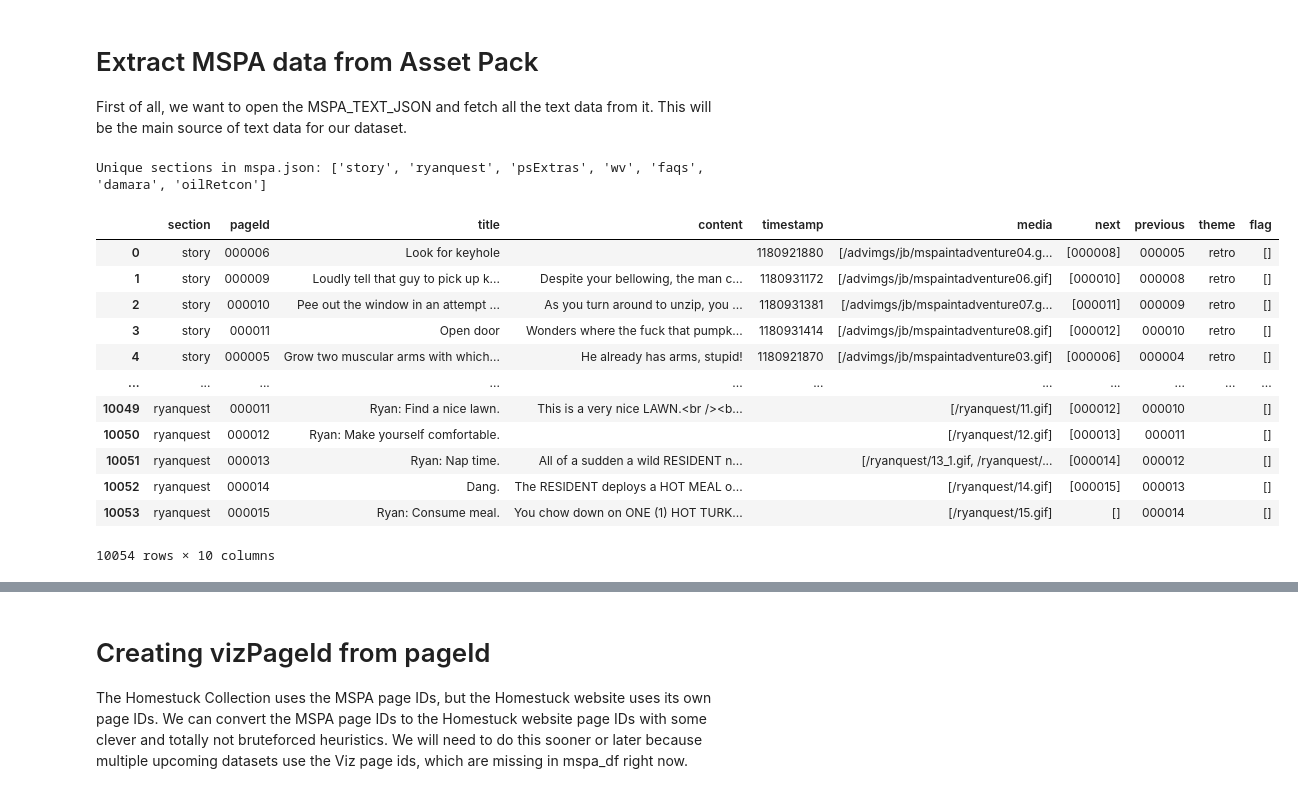
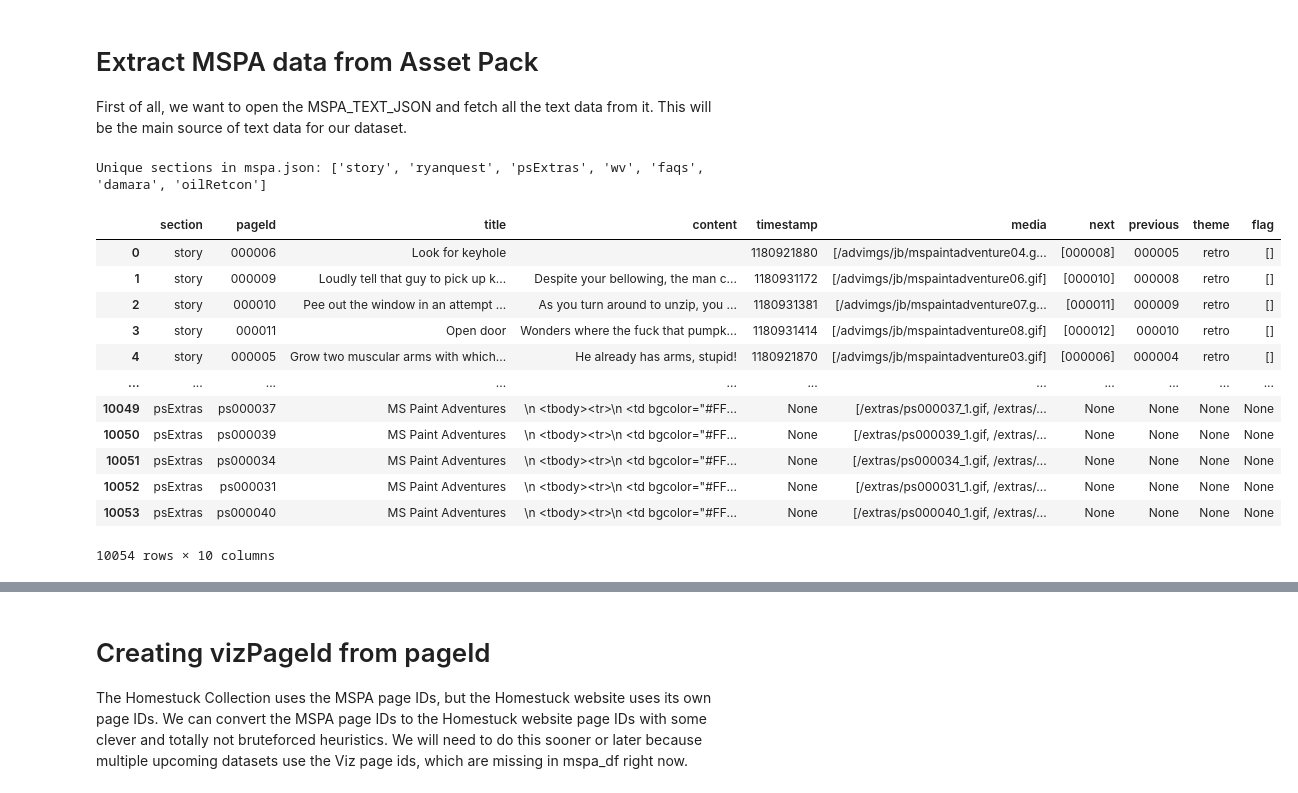
Before and after one commit to recordcrash/homestuck-dataset, a Jupyter notebook: notebooks/collection_to_data.ipynb, the cells around one changed output, grey strips where cells are left out. Saved outputs shown, nothing was run; the diff lists cells and outputs as text; code cells hidden in the pictures.

Commit message:
add panel transcripts and fix weird adventure handling

```diff
--- a/notebooks/collection_to_data.ipynb
+++ b/notebooks/collection_to_data.ipynb
@@ -133,8 +133,7 @@ MSPA_TEXT_JSON format:
     },
   },...
   "ryanquest": {...},  # Additional Ryanquest comic
-  "psExtras": {...}, # Bonus pages for Problem Sleuth
-  "wv": {...}, # "Exile" Homestuck pages, should be processed just like the "story" pages
+
   "faqs": {
     "general": {
       "title": "General FAQ - MS Paint Adventures",
@@ -145,8 +144,62 @@ MSPA_TEXT_JSON format:
     "science": {...},  # Science FAQ
     "sales": {...}, # This one was probably not Hussie, so ignore
   },
+  "psExtras": {...}, # Bonus pages for Problem Sleuth with multiple images, same format with "title", "pageId" and "content" as the subkeys in "faqs"
+  "wv": {...}, # "Exile" Homestuck pages with multiple images, same format as psExtras
   # Other keys are fully irrelevant
 """
+
+def get_regular_story_records(mspa_data: dict, section_name: str):
+    records = []
+    section_data = mspa_data[section_name]
+    for page_id, page_content in section_data.items():
+        # Extract relevant fields
+        record = {
+            'section': section_name,
+            'pageId': page_id,
+            'title': page_content.get('title', ''),
+            'content': page_content.get('content', ''),
+            'timestamp': page_content.get('timestamp', ''),
+            'media': page_content.get('media', []),
+            'next': page_content.get('next', []),
+            'previous': page_content.get('previous', ''),
+            'theme': page_content.get('theme', ''),
+            'flag': page_content.get('flag', []),
+        }
+        records.append(record)
+    return records
+
+def get_media_from_html_content(content: str):
+    # Extract media from HTML content
+    media = []
+    # Extract media URLs from the content
+    matches = re.findall(r'src="([^"]+)"', content)
+    for match in matches:
+        # Remove the string "http://www.mspaintadventures.com" and "https://www.mspaintadventures.com" from the beginning if it exists
+        match_cleaned = re.sub(r'^https?://www\.mspaintadventures\.com', '', match)
+        media.append(match_cleaned)
+    return media
+
+def get_onepage_story_records(mspa_data: dict, section_name: str):
+    # We need this one for faqs/psExtras/wv, which keep all information in one page and need the panels manually parsed
+    records = []
+    section_data = mspa_data[section_name]
+    for page_id, page_content in section_data.items():
+        # Extract relevant fields
+        record = {
+            'section': section_name,
+            'pageId': page_id,
+            'title': page_content.get('title', ''),
+            'content': page_content.get('content', ''),
+            'timestamp': None,
+            'media': get_media_from_html_content(page_content.get('content', '')),
+            'next': None,
+            'previous': None,
+            'theme': None,
+            'flag': None,
+        }
+        records.append(record)
+    return records
 
 # Function to load and process MSPA text data from mspa.json
 def load_mspa_text_data(mspa_json_path):
@@ -163,61 +216,41 @@ def load_mspa_text_data(mspa_json_path):
     import pandas as pd
 
     # Load the JSON data
     with open(mspa_json_path, 'r', encoding='utf-8') as f:
         mspa_data = json.load(f)
 
     # Initialize an empty list to store records
     records = []
 
     # Print unique sections
     print(f"Unique sections in mspa.json: {list(mspa_data.keys())}")
 
-    # Sections to process
-    sections_to_process = ['story', 'wv', 'psExtras', 'ryanquest']
-
-    # Iterate over each section
-    for section in sections_to_process:
-        if section in mspa_data:
-            section_data = mspa_data[section]
-            # Iterate over each page
-            for page_id, page_content in section_data.items():
-                # Extract relevant fields
-                record = {
-                    'section': section,
-                    'pageId': page_id,
-                    'title': page_content.get('title', ''),
-                    'content': page_content.get('content', ''),
-                    'timestamp': page_content.get('timestamp', ''),
-                    'media': page_content.get('media', []),
-                    'next': page_content.get('next', []),
-                    'previous': page_content.get('previous', ''),
-                    'theme': page_content.get('theme', ''),
-                    'flag': page_content.get('flag', []),
-                }
-                records.append(record)
-        else:
-            print(f"Section '{section}' not found in mspa.json")
+    # Sections to process (basically we just skip FAQs)
+    records += get_regular_story_records(mspa_data, 'story')
+    records += get_regular_story_records(mspa_data, 'ryanquest')
+    records += get_onepage_story_records(mspa_data, 'wv')
+    records += get_onepage_story_records(mspa_data, 'psExtras')
 
     # Create a DataFrame from the records
     df = pd.DataFrame(records)
 
     return df
 
 # Now call the function and store the result in a DataFrame
 mspa_df = load_mspa_text_data(MSPA_TEXT_JSON)
 mspa_df
 # %% [output]
 Unique sections in mspa.json: ['story', 'ryanquest', 'psExtras', 'wv', 'faqs', 'damara', 'oilRetcon']
 |  | section | pageId | title | content | timestamp | media | next | previous | theme | flag |
 | 0 | story | 000006 | Look for keyhole |  | 1180921880 | [/advimgs/jb/mspaintadventure04.g... | [000008] | 000005 | retro | [] |
 | 1 | story | 000009 | Loudly tell that guy to pick up k... | Despite your bellowing, the man c... | 1180931172 | [/advimgs/jb/mspaintadventure06.gif] | [000010] | 000008 | retro | [] |
 | 2 | story | 000010 | Pee out the window in an attempt ... | As you turn around to unzip, you ... | 1180931381 | [/advimgs/jb/mspaintadventure07.g... | [000011] | 000009 | retro | [] |
 | 3 | story | 000011 | Open door | Wonders where the fuck that pumpk... | 1180931414 | [/advimgs/jb/mspaintadventure08.gif] | [000012] | 000010 | retro | [] |
 | 4 | story | 000005 | Grow two muscular arms with which... | He already has arms, stupid! | 1180921870 | [/advimgs/jb/mspaintadventure03.gif] | [000006] | 000004 | retro | [] |
 | ... | ... | ... | ... | ... | ... | ... | ... | ... | ... | ... |
-| 10049 | ryanquest | 000011 | Ryan: Find a nice lawn. | This is a very nice LAWN.<br /><b... |  | [/ryanquest/11.gif] | [000012] | 000010 |  | [] |
-| 10050 | ryanquest | 000012 | Ryan: Make yourself comfortable. |  |  | [/ryanquest/12.gif] | [000013] | 000011 |  | [] |
-| 10051 | ryanquest | 000013 | Ryan: Nap time. | All of a sudden a wild RESIDENT n... |  | [/ryanquest/13_1.gif, /ryanquest/... | [000014] | 000012 |  | [] |
-| 10052 | ryanquest | 000014 | Dang. | The RESIDENT deploys a HOT MEAL o... |  | [/ryanquest/14.gif] | [000015] | 000013 |  | [] |
-| 10053 | ryanquest | 000015 | Ryan: Consume meal. | You chow down on ONE (1) HOT TURK... |  | [/ryanquest/15.gif] | [] | 000014 |  | [] |
+| 10049 | psExtras | ps000037 | MS Paint Adventures | \n <tbody><tr>\n <td bgcolor="#FF... | None | [/extras/ps000037_1.gif, /extras/... | None | None | None | None |
+| 10050 | psExtras | ps000039 | MS Paint Adventures | \n <tbody><tr>\n <td bgcolor="#FF... | None | [/extras/ps000039_1.gif, /extras/... | None | None | None | None |
+| 10051 | psExtras | ps000034 | MS Paint Adventures | \n <tbody><tr>\n <td bgcolor="#FF... | None | [/extras/ps000034_1.gif, /extras/... | None | None | None | None |
+| 10052 | psExtras | ps000031 | MS Paint Adventures | \n <tbody><tr>\n <td bgcolor="#FF... | None | [/extras/ps000031_1.gif, /extras/... | None | None | None | None |
+| 10053 | psExtras | ps000040 | MS Paint Adventures | \n <tbody><tr>\n <td bgcolor="#FF... | None | [/extras/ps000040_1.gif, /extras/... | None | None | None | None |
 10054 rows × 10 columns
```
Also changed, not shown: parts of 10 cells of this notebook.
